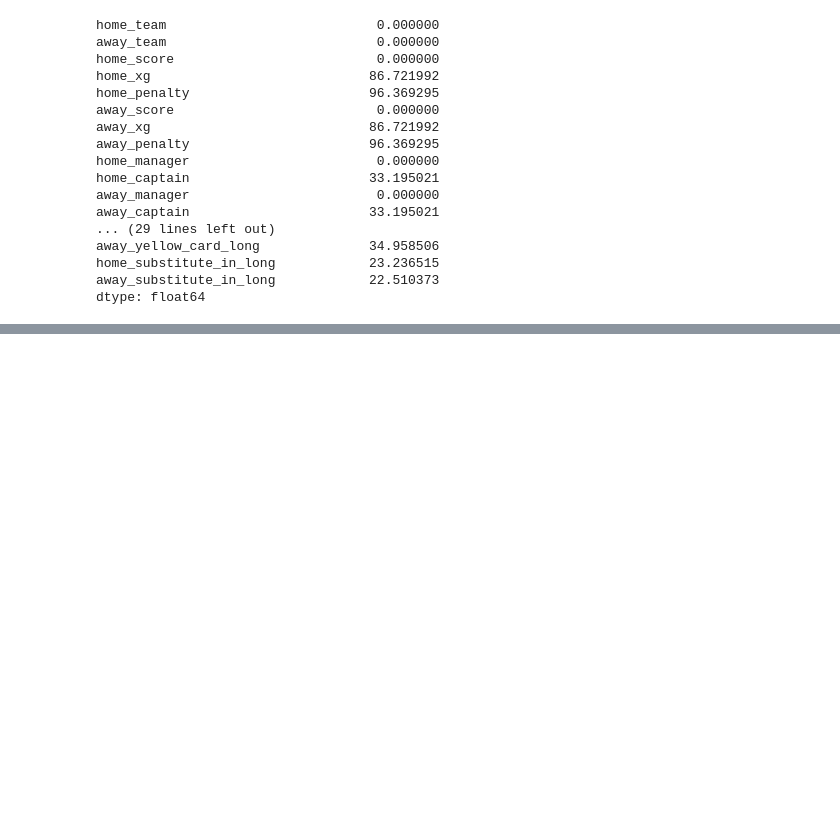
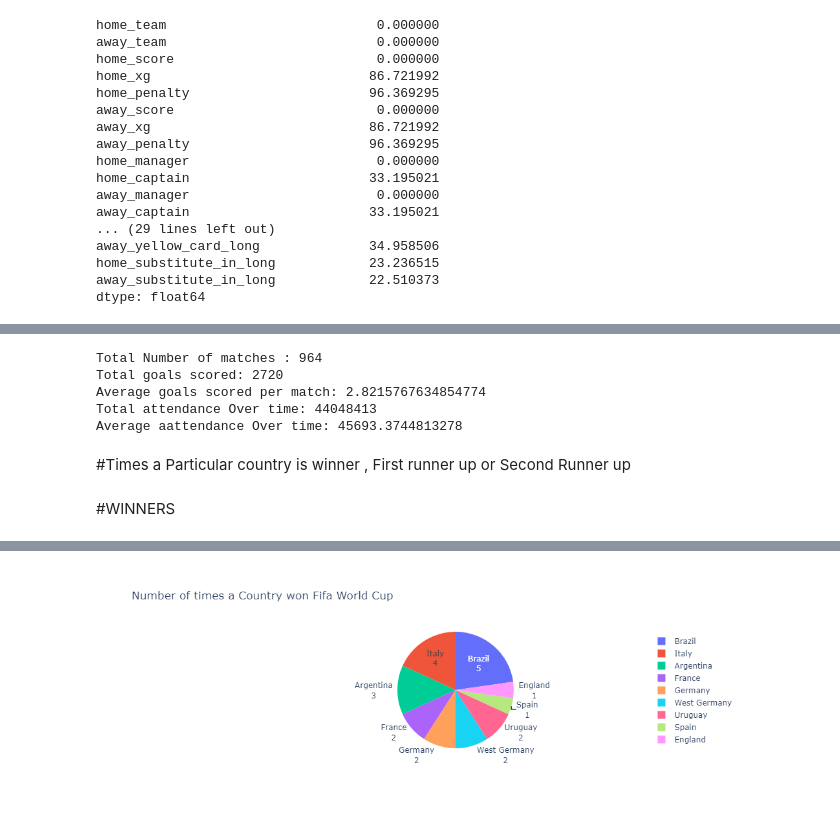
Before and after one commit to naushadcom/EDA-on-FIFA-dataset, a Jupyter notebook: FIFA_World_Cup.ipynb, the cells around one changed output, grey strips where cells are left out. Saved outputs shown, nothing was run; the diff lists cells and outputs as text; code cells hidden in the pictures; blank space fills up the shorter version.

```diff
--- a/FIFA_World_Cup.ipynb
+++ b/FIFA_World_Cup.ipynb
@@ -129,0 +207,30 @@ world_ranking.isnull().sum()
+# %%
+# Total number of matches played till 2022.
+print(f'Total Number of matches : {len(matches)}')
+# Total goals Scored (penalty Goals).
+print(f"Total goals scored: {sum(matches['home_score'] + matches['away_score'])}")
+#Average Goals Scored Per match.
+print(f"Average goals scored per match: {sum(matches['home_score'] + matches['away_score'])/len(matches)}")
+#Total attendance Over time.
+print(f"Total attendance Over time: {sum(matches['Attendance'])}")
+#Average aattendance Over time.
+print(f"Average aattendance Over time: {sum(matches['Attendance'])/len(matches)}")
+# %% [output]
+Total Number of matches : 964
+Total goals scored: 2720
+Average goals scored per match: 2.8215767634854774
+Total attendance Over time: 44048413
+Average aattendance Over time: 45693.3744813278
+# %% [markdown]
+#Times a Particular country is winner , First runner up or  Second Runner up
+# %% [markdown]
+#WINNERS
+# %%
+winner = world_cup['Champion'].value_counts().reset_index()
+# %%
+fig = px.pie(winner, values='count', names= 'Champion', title= 'Number of times a Country won Fifa World Cup')
+
+#customize
+fig.update_traces(textinfo='label+value')
+fig.show()
+# %% [output]
@@ -129,0 +238 @@ world_ranking.isnull().sum()
+[figure, added]
```
Also changed, not shown: parts of 9 cells of this notebook.
